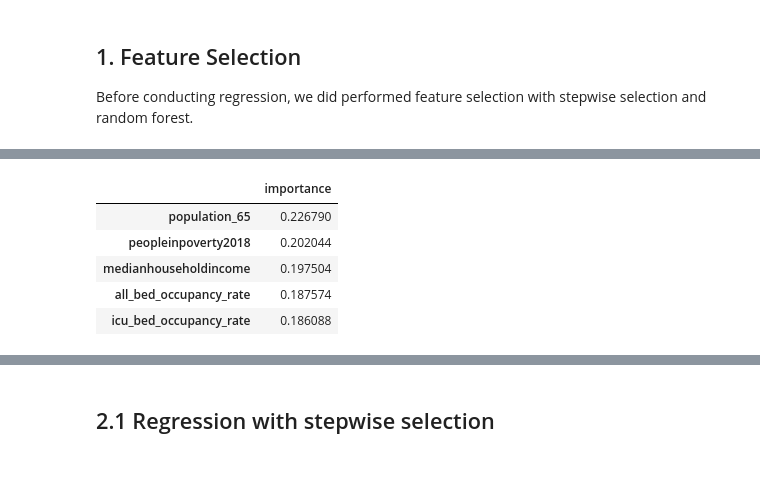
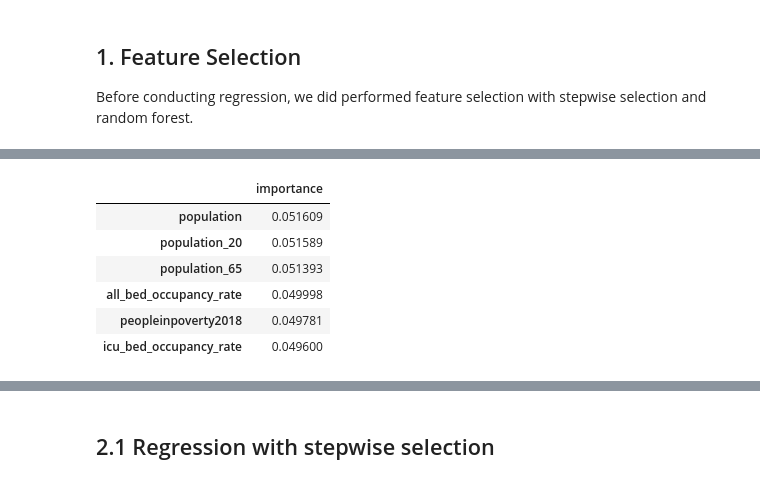
Before and after one commit to tiffttu/BINF_final, a Jupyter notebook: Report.ipynb, the cells around one changed output, grey strips where cells are left out. Cells and saved outputs as stored; diff of their text form; code cells hidden in the pictures.

```diff
--- a/Report.ipynb
+++ b/Report.ipynb
@@ -251,21 +229,22 @@ resulting features:
 #fit.summary()
 # %%
 # for predicting cases
-X_train, X_valid, y_train, y_valid = train_test_split(X_c, Y_c, test_size = 0.7, random_state = 1)
+X_train, X_valid, y_train, y_valid = train_test_split(X, Y_c, test_size = 0.7, random_state = 1)
 rf = RandomForestClassifier()
 rf.fit(X_train, y_train)
 rf.score(X_valid, y_valid)
 feature_importances = pd.DataFrame(rf.feature_importances_,
                                    index = X_train.columns,
                                     columns=['importance']).sort_values('importance', ascending=False)
 feature_importances[0:6]
 # %% [output]
 |  | importance |
-| population_65 | 0.226790 |
-| peopleinpoverty2018 | 0.202044 |
-| medianhouseholdincome | 0.197504 |
-| all_bed_occupancy_rate | 0.187574 |
-| icu_bed_occupancy_rate | 0.186088 |
+| population | 0.051609 |
+| population_20 | 0.051589 |
+| population_65 | 0.051393 |
+| all_bed_occupancy_rate | 0.049998 |
+| peopleinpoverty2018 | 0.049781 |
+| icu_bed_occupancy_rate | 0.049600 |
 # %%
 # for predicting deaths
 X_train, X_valid, y_train, y_valid = train_test_split(X, Y_d, test_size = 0.7, random_state = 1)
```
Also changed, not shown: parts of 29 cells of this notebook.
